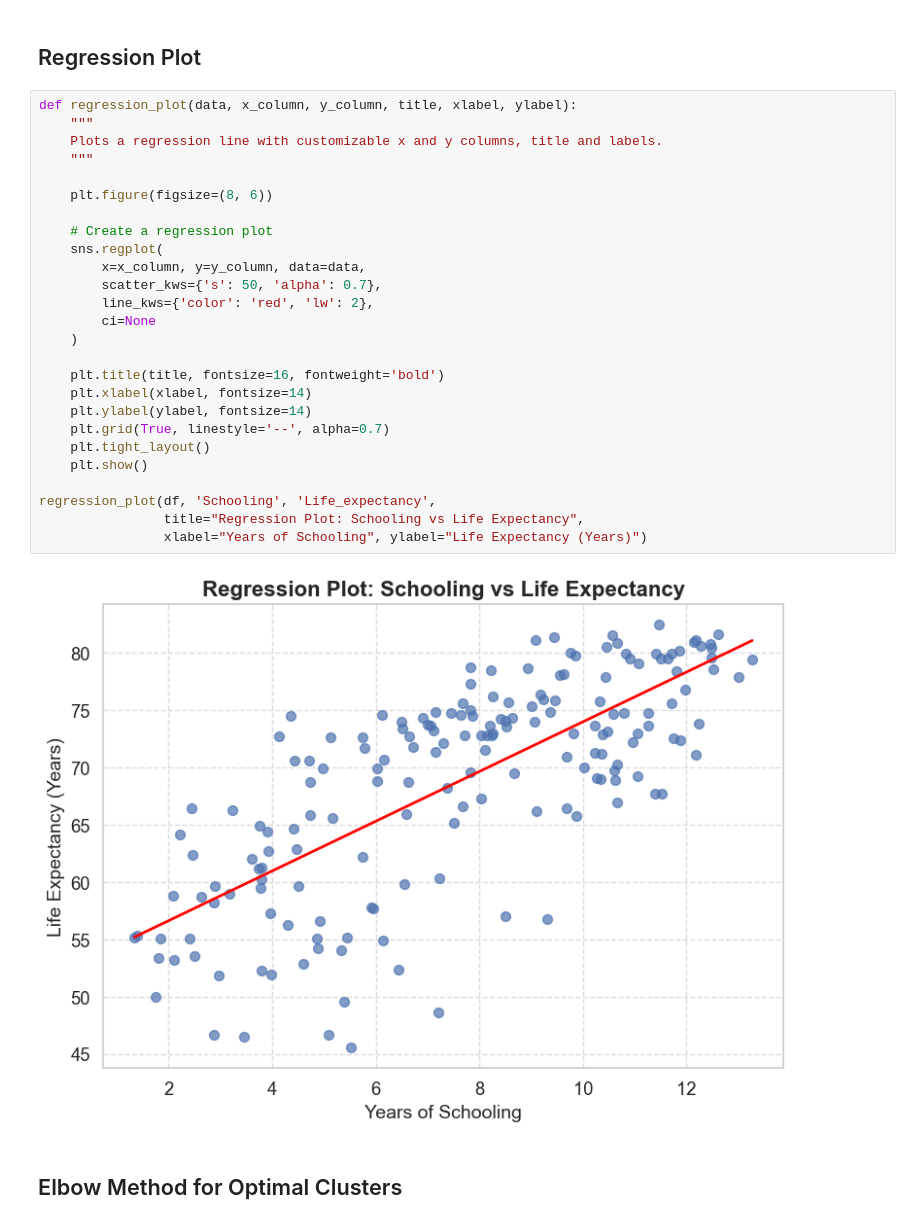
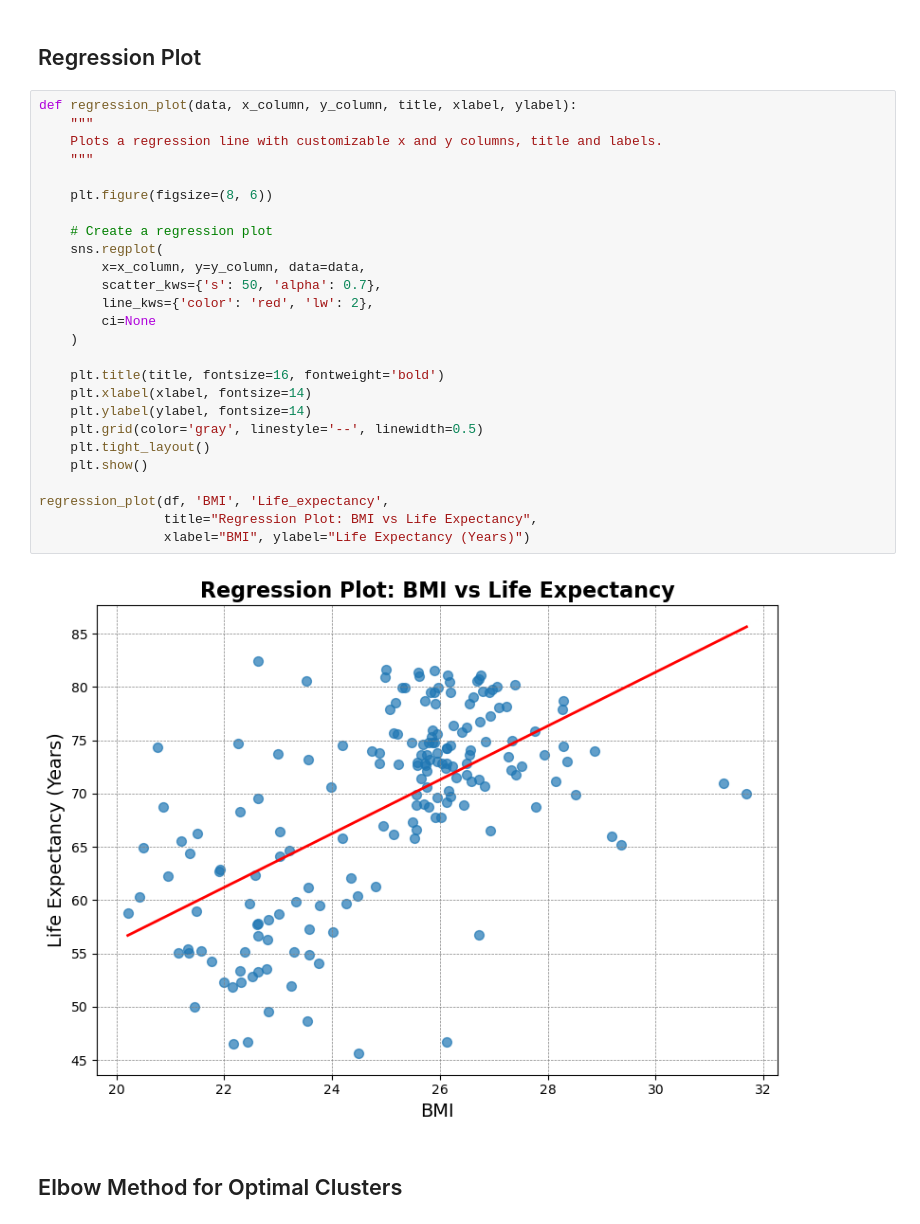
Before and after one commit to asadshehzed/LifeLens--Clustering-Fitting, a Jupyter notebook: Clustering and Fitting.ipynb, the cells around one changed output. Drawn from its saved outputs; the diff is of its cells as text.

```diff
--- a/Clustering and Fitting.ipynb
+++ b/Clustering and Fitting.ipynb
@@ -190,31 +193,31 @@ box_plot(df, title="Distribution of Life Expectancy by Region",
 # %%
 def regression_plot(data, x_column, y_column, title, xlabel, ylabel):
     """
     Plots a regression line with customizable x and y columns, title and labels.
     """
 
     plt.figure(figsize=(8, 6))
 
     # Create a regression plot
     sns.regplot(
         x=x_column, y=y_column, data=data,
         scatter_kws={'s': 50, 'alpha': 0.7},
         line_kws={'color': 'red', 'lw': 2},
         ci=None
     )
 
     plt.title(title, fontsize=16, fontweight='bold')
     plt.xlabel(xlabel, fontsize=14)
     plt.ylabel(ylabel, fontsize=14)
-    plt.grid(True, linestyle='--', alpha=0.7)
+    plt.grid(color='gray', linestyle='--', linewidth=0.5)
     plt.tight_layout()
     plt.show()
 
-regression_plot(df, 'Schooling', 'Life_expectancy',
-                title="Regression Plot: Schooling vs Life Expectancy",
-                xlabel="Years of Schooling", ylabel="Life Expectancy (Years)")
+regression_plot(df, 'BMI', 'Life_expectancy',
+                title="Regression Plot: BMI vs Life Expectancy",
+                xlabel="BMI", ylabel="Life Expectancy (Years)")
 # %% [output]
-[figure, old version]
+[figure, new version]
 # %% [markdown]
 ## Elbow Method for Optimal Clusters
 # %%
```
Also changed, not shown: parts of 6 cells of this notebook.
